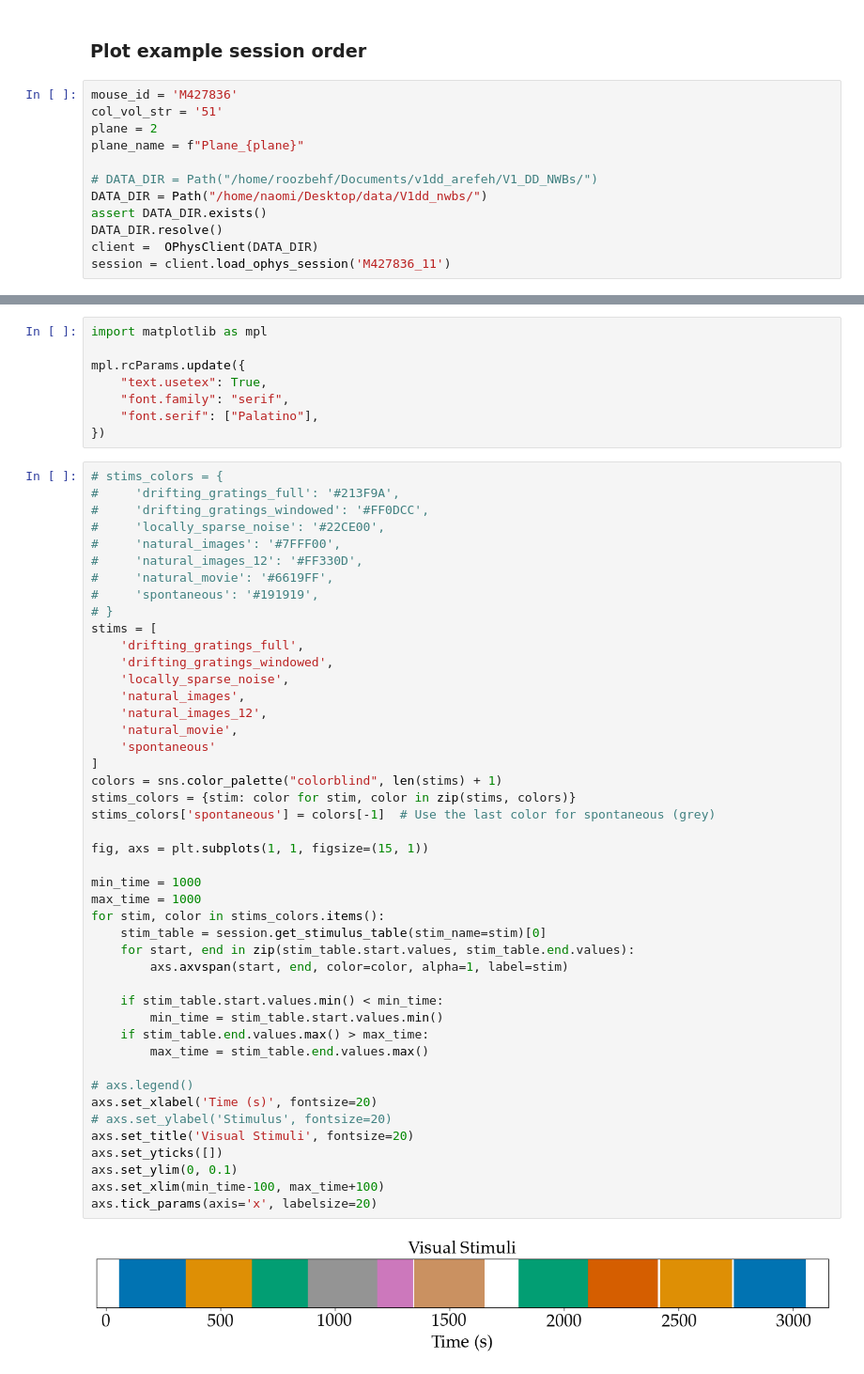
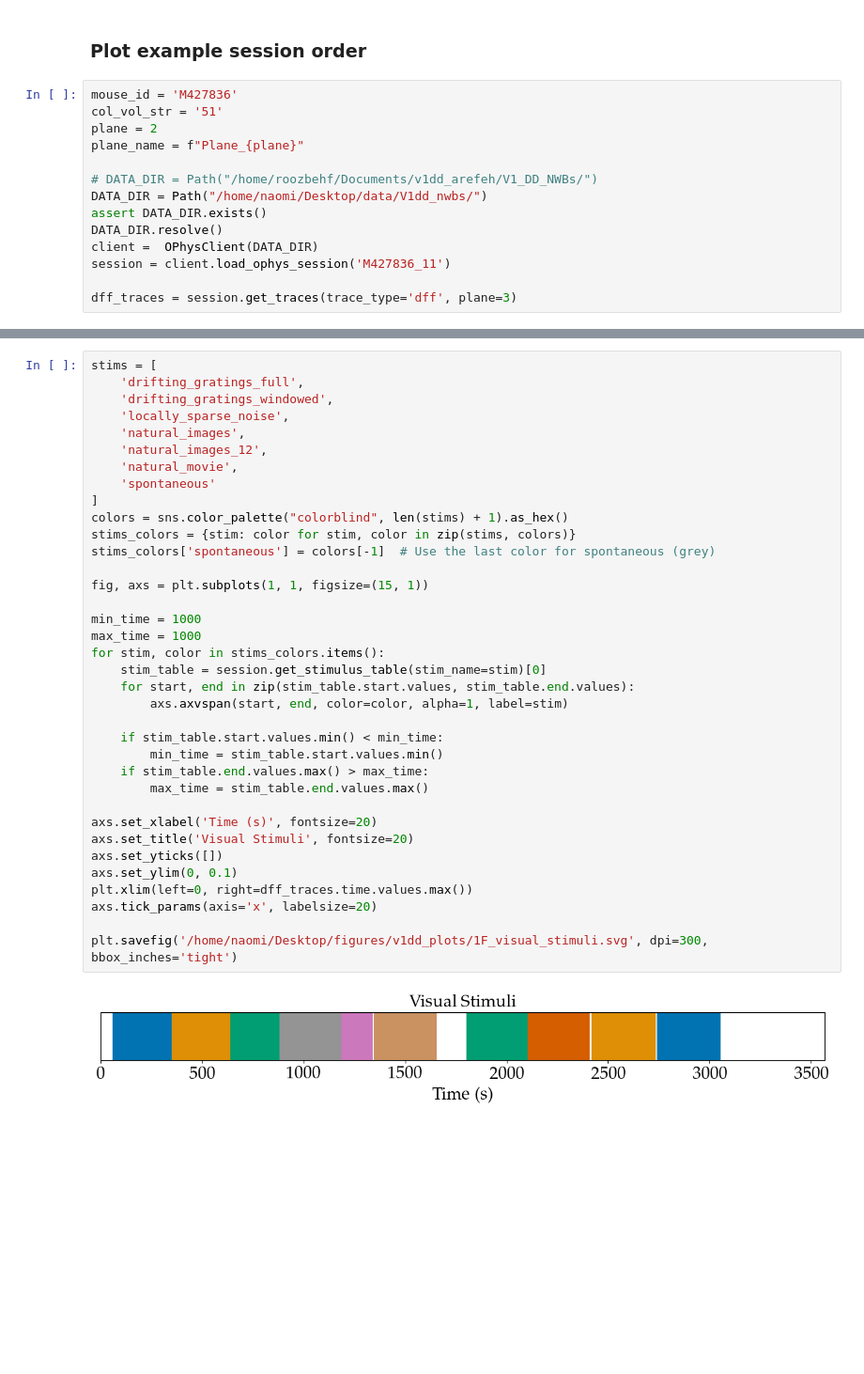
Before and after one commit to sherafatia/v1dd-public, a Jupyter notebook: notebooks/v1dd_figure1.ipynb, the cells around one changed output, grey strips where cells are left out. Shown at 94% size. Saved outputs shown, nothing was run; the diff lists cells and outputs as text; blank space fills up the shorter version.

Commit message:
added panel for figure 1

```diff
--- a/notebooks/v1dd_figure1.ipynb
+++ b/notebooks/v1dd_figure1.ipynb
@@ -102,3 +104,5 @@ assert DATA_DIR.exists()
 DATA_DIR.resolve()
 client =  OPhysClient(DATA_DIR)
 session = client.load_ophys_session('M427836_11')
+
+dff_traces = session.get_traces(trace_type='dff', plane=3)
@@ -138,55 +109,38 @@ x
-# %%
-import matplotlib as mpl
-
-mpl.rcParams.update({
-    "text.usetex": True,
-    "font.family": "serif",
-    "font.serif": ["Palatino"],
-})
 # %%
-# stims_colors = {
-#     'drifting_gratings_full': '#213F9A',
-#     'drifting_gratings_windowed': '#FF0DCC',
-#     'locally_sparse_noise': '#22CE00',
-#     'natural_images': '#7FFF00',
-#     'natural_images_12': '#FF330D',
-#     'natural_movie': '#6619FF',
-#     'spontaneous': '#191919',
-# }
 stims = [
     'drifting_gratings_full',
     'drifting_gratings_windowed',
     'locally_sparse_noise',
     'natural_images',
     'natural_images_12',
     'natural_movie',
     'spontaneous'
 ]
-colors = sns.color_palette("colorblind", len(stims) + 1)
+colors = sns.color_palette("colorblind", len(stims) + 1).as_hex()
 stims_colors = {stim: color for stim, color in zip(stims, colors)}
 stims_colors['spontaneous'] = colors[-1]  # Use the last color for spontaneous (grey)
 
 fig, axs = plt.subplots(1, 1, figsize=(15, 1))
 
 min_time = 1000
 max_time = 1000
 for stim, color in stims_colors.items():
     stim_table = session.get_stimulus_table(stim_name=stim)[0]
     for start, end in zip(stim_table.start.values, stim_table.end.values):
         axs.axvspan(start, end, color=color, alpha=1, label=stim)
 
     if stim_table.start.values.min() < min_time:
         min_time = stim_table.start.values.min()
     if stim_table.end.values.max() > max_time:
         max_time = stim_table.end.values.max()
 
-# axs.legend()
 axs.set_xlabel('Time (s)', fontsize=20)
-# axs.set_ylabel('Stimulus', fontsize=20)
 axs.set_title('Visual Stimuli', fontsize=20)
 axs.set_yticks([])
 axs.set_ylim(0, 0.1)
-axs.set_xlim(min_time-100, max_time+100)
+plt.xlim(left=0, right=dff_traces.time.values.max())
 axs.tick_params(axis='x', labelsize=20)
+
+plt.savefig('/home/naomi/Desktop/figures/v1dd_plots/1F_visual_stimuli.svg', dpi=300, bbox_inches='tight')
 # %% [output]
-[figure, old version]
+[figure, new version]
```
Also changed, not shown: parts of 6 cells of this notebook.
